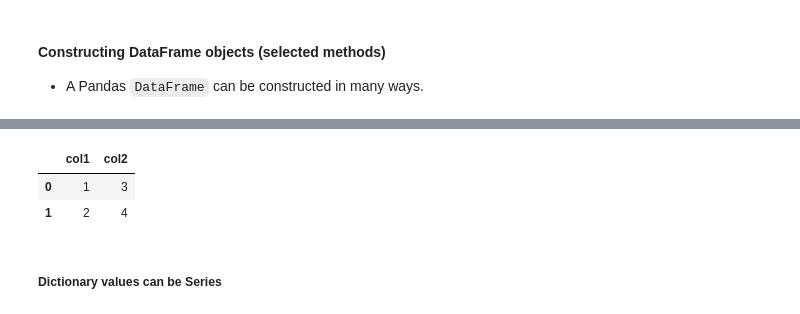
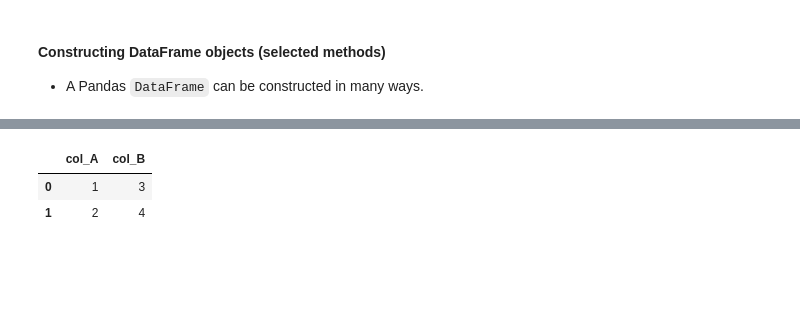
Before and after one commit to esoreq/SystemAI2022, a Jupyter notebook: bootcamp/day_04/02_Pandas_data_structures.ipynb, the cells around one changed output, grey strips where cells are left out. Cells and saved outputs as stored; diff of their text form; code cells hidden in the pictures; blank space fills up the shorter version.

```diff
--- a/bootcamp/day_04/02_Pandas_data_structures.ipynb
+++ b/bootcamp/day_04/02_Pandas_data_structures.ipynb
@@ -211,10 +196,6 @@ pd.concat([col_A,col_B,col_C],axis=1)
 # %%
-d = {'col_A': [1, 2], 'col_B': [3, 4]}
-df = pd.DataFrame(data=d)
-df
+pd.DataFrame({'col_A':[1,2],'col_B':[3,4]})
 # %% [output]
-|  | col1 | col2 |
+|  | col_A | col_B |
 | 0 | 1 | 3 |
 | 1 | 2 | 4 |
-# %% [markdown]
-##### Dictionary values can be Series
```
Also changed, not shown: parts of 51 cells of this notebook, 57 other files.
